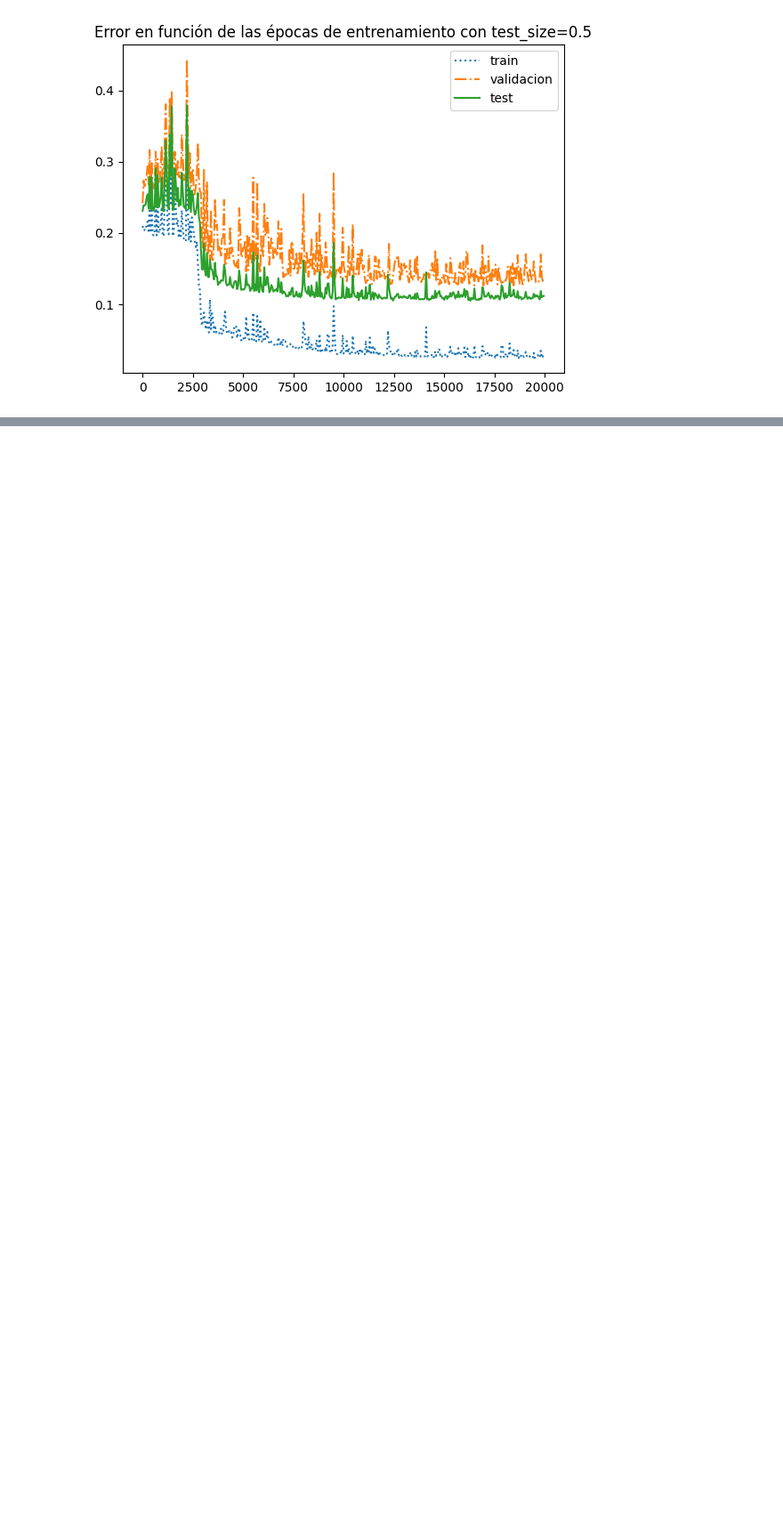
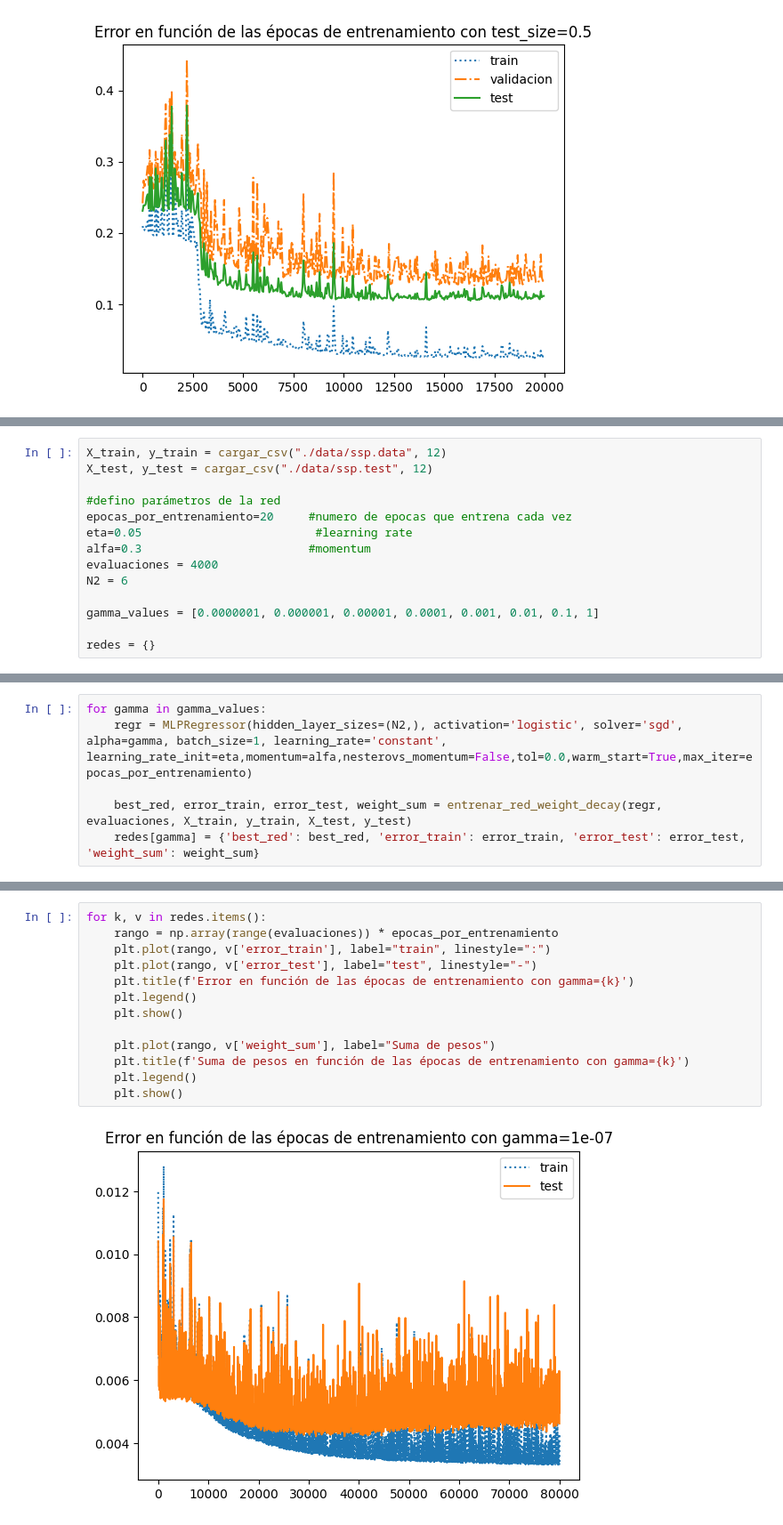
Before and after one commit to LautaroCerruti/ML-IAA-2024, a Jupyter notebook: TP2/TP2.ipynb, the cells around one changed output, grey strips where cells are left out. Shown at 89% size. Drawn from its saved outputs; the diff is of its cells as text; blank space fills up the shorter version.

```diff
--- a/TP2/TP2.ipynb
+++ b/TP2/TP2.ipynb
@@ -354,0 +384,14 @@ for k, v in redes.items():
+# %%
+X_train, y_train = cargar_csv("./data/ssp.data", 12)
+X_test, y_test = cargar_csv("./data/ssp.test", 12)
+
+#defino parámetros de la red
+epocas_por_entrenamiento=20     #numero de epocas que entrena cada vez
+eta=0.05                         #learning rate
+alfa=0.3                        #momentum
+evaluaciones = 4000
+N2 = 6
+
+gamma_values = [0.0000001, 0.000001, 0.00001, 0.0001, 0.001, 0.01, 0.1, 1]
+
+redes = {}
@@ -354,0 +401,6 @@ for k, v in redes.items():
+# %%
+for gamma in gamma_values:
+    regr = MLPRegressor(hidden_layer_sizes=(N2,), activation='logistic', solver='sgd', alpha=gamma, batch_size=1, learning_rate='constant', learning_rate_init=eta,momentum=alfa,nesterovs_momentum=False,tol=0.0,warm_start=True,max_iter=epocas_por_entrenamiento)
+
+    best_red, error_train, error_test, weight_sum = entrenar_red_weight_decay(regr, evaluaciones, X_train, y_train, X_test, y_test)
+    redes[gamma] = {'best_red': best_red, 'error_train': error_train, 'error_test': error_test, 'weight_sum': weight_sum}
@@ -354,0 +409,15 @@ for k, v in redes.items():
+# %%
+for k, v in redes.items():
+    rango = np.array(range(evaluaciones)) * epocas_por_entrenamiento
+    plt.plot(rango, v['error_train'], label="train", linestyle=":")
+    plt.plot(rango, v['error_test'], label="test", linestyle="-")
+    plt.title(f'Error en función de las épocas de entrenamiento con gamma={k}')
+    plt.legend()
+    plt.show()
+
+    plt.plot(rango, v['weight_sum'], label="Suma de pesos")
+    plt.title(f'Suma de pesos en función de las épocas de entrenamiento con gamma={k}')
+    plt.legend()
+    plt.show()
+# %% [output]
+[figure, added]
```
Also changed, not shown: parts of 9 cells of this notebook, 2 other files.
